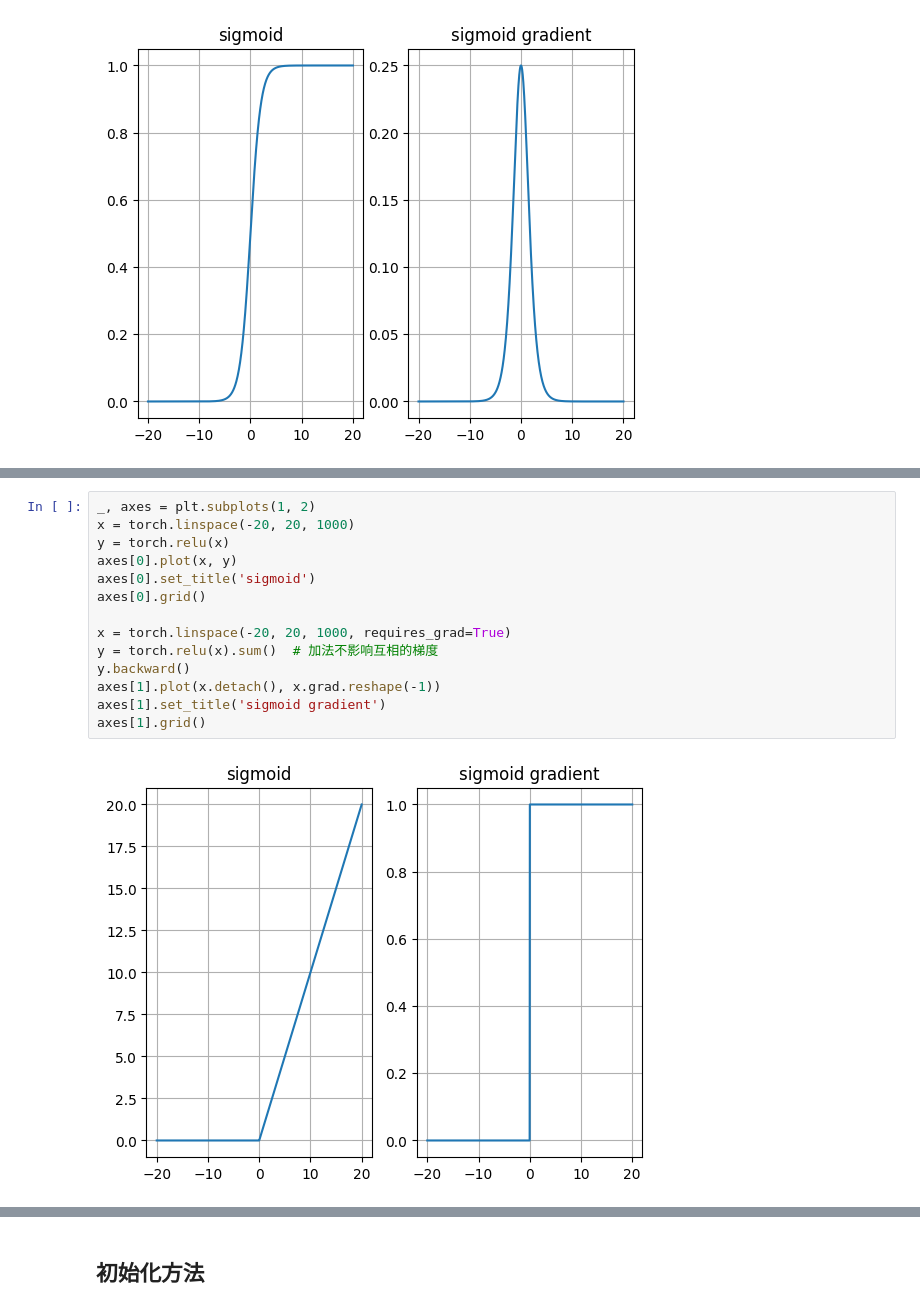
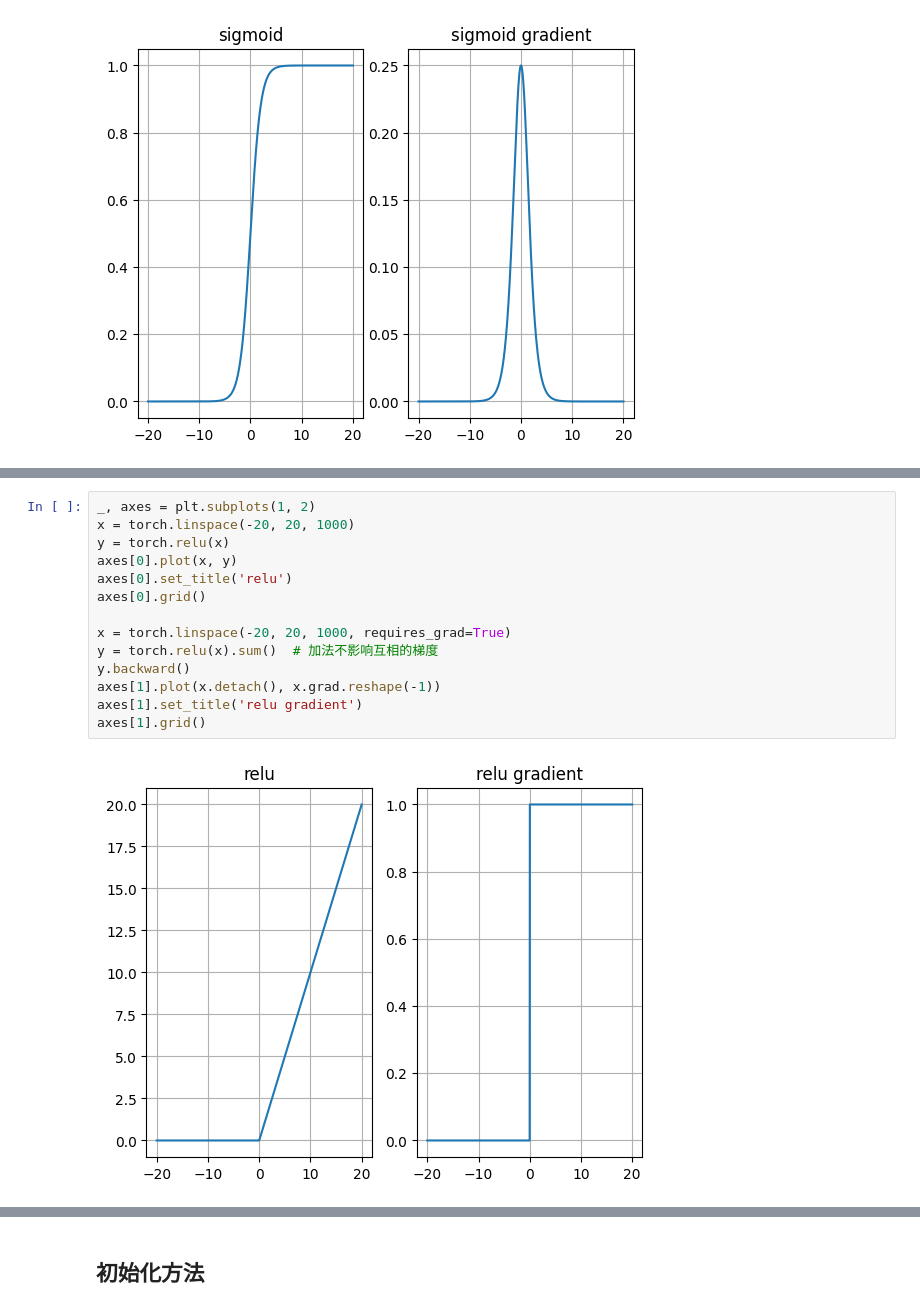
Before and after one commit to relax-hjy/imp, a Jupyter notebook: 深度学习/03-神经网络基础.ipynb, the cells around one changed output, grey strips where cells are left out. Cells and saved outputs as stored; diff of their text form.

```diff
--- a/深度学习/3.神经网络基础.ipynb
+++ b/深度学习/03-神经网络基础.ipynb
@@ -40,16 +40,16 @@ axes[1].grid()
 # %%
 _, axes = plt.subplots(1, 2)
 x = torch.linspace(-20, 20, 1000)
 y = torch.relu(x)
 axes[0].plot(x, y)
-axes[0].set_title('sigmoid')
+axes[0].set_title('relu')
 axes[0].grid()
 
 x = torch.linspace(-20, 20, 1000, requires_grad=True)
 y = torch.relu(x).sum()  # 加法不影响互相的梯度
 y.backward()
 axes[1].plot(x.detach(), x.grad.reshape(-1))
-axes[1].set_title('sigmoid gradient')
+axes[1].set_title('relu gradient')
 axes[1].grid()
 # %% [output]
-[figure, old version]
+[figure, new version]
```
Also changed, not shown: parts of 3 cells of this notebook, 4 other files.
